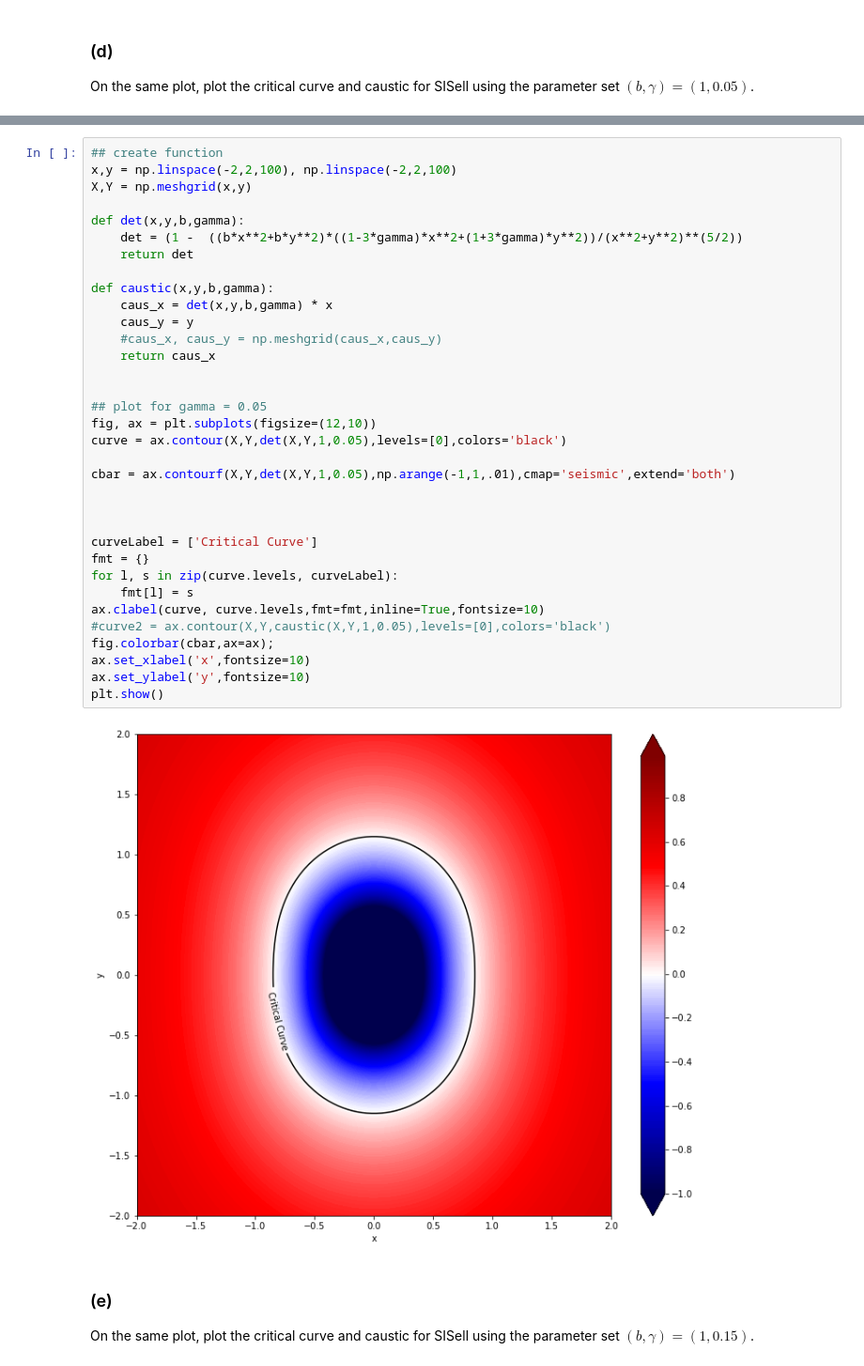
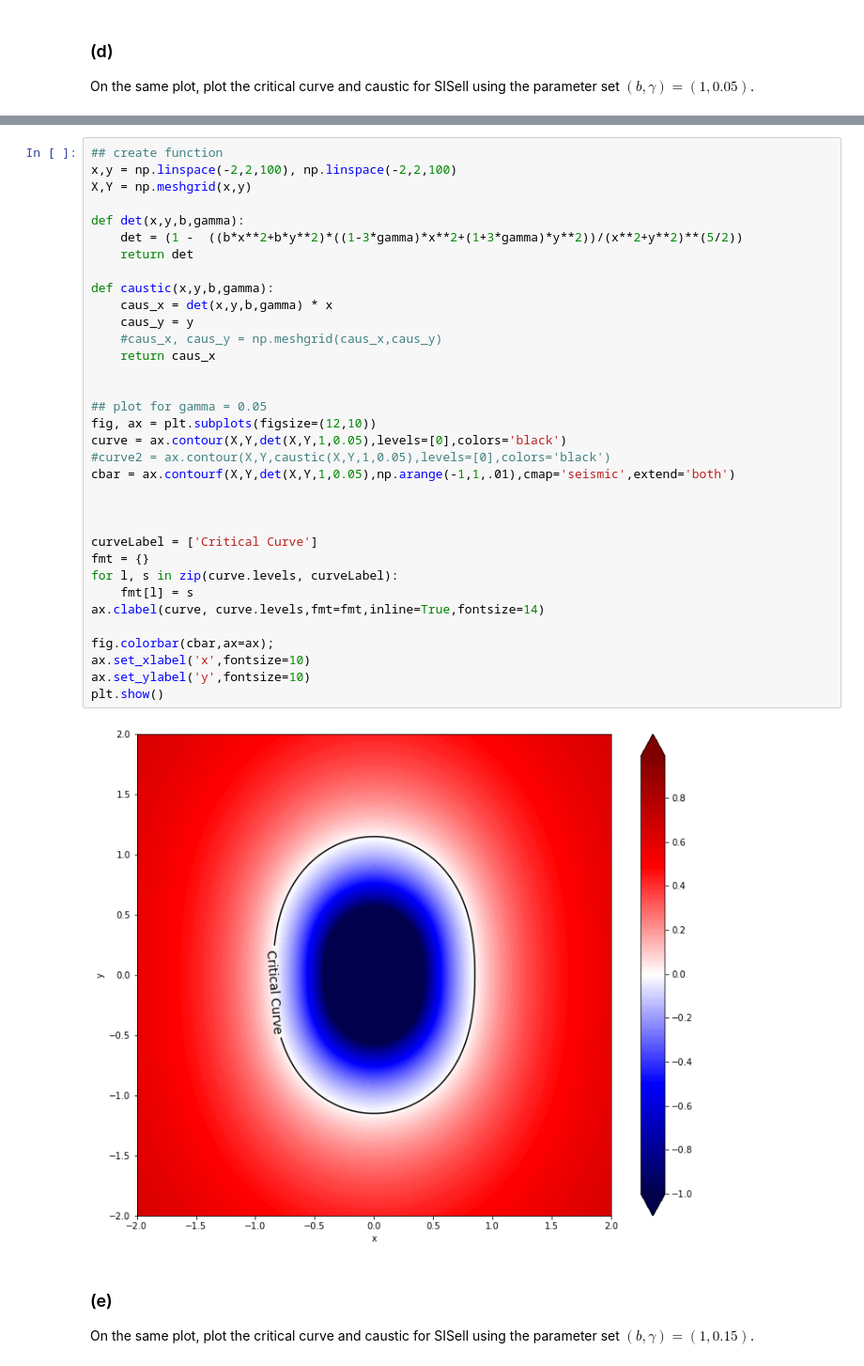
Before and after one commit to tylerbarna/AST8110, a Jupyter notebook: pset04/pset04.ipynb, the cells around one changed output, grey strips where cells are left out. Shown at 94% size. Drawn from its saved outputs; the diff is of its cells as text.

```diff
--- a/pset04/pset04.ipynb
+++ b/pset04/pset04.ipynb
@@ -88,37 +88,37 @@ This will be the caustic
 x,y = np.linspace(-2,2,100), np.linspace(-2,2,100)
 X,Y = np.meshgrid(x,y)
 
 def det(x,y,b,gamma):
     det = (1 -  ((b*x**2+b*y**2)*((1-3*gamma)*x**2+(1+3*gamma)*y**2))/(x**2+y**2)**(5/2))
     return det
 
 def caustic(x,y,b,gamma):
     caus_x = det(x,y,b,gamma) * x
     caus_y = y
     #caus_x, caus_y = np.meshgrid(caus_x,caus_y)
     return caus_x
 
 
 ## plot for gamma = 0.05
 fig, ax = plt.subplots(figsize=(12,10))
 curve = ax.contour(X,Y,det(X,Y,1,0.05),levels=[0],colors='black')
-
+#curve2 = ax.contour(X,Y,caustic(X,Y,1,0.05),levels=[0],colors='black')
 cbar = ax.contourf(X,Y,det(X,Y,1,0.05),np.arange(-1,1,.01),cmap='seismic',extend='both')
 
 
 
 curveLabel = ['Critical Curve']
 fmt = {}
 for l, s in zip(curve.levels, curveLabel):
     fmt[l] = s
-ax.clabel(curve, curve.levels,fmt=fmt,inline=True,fontsize=10)
-#curve2 = ax.contour(X,Y,caustic(X,Y,1,0.05),levels=[0],colors='black')
+ax.clabel(curve, curve.levels,fmt=fmt,inline=True,fontsize=14)
+
 fig.colorbar(cbar,ax=ax);
 ax.set_xlabel('x',fontsize=10)
 ax.set_ylabel('y',fontsize=10)
 plt.show()
 # %% [output]
-[figure, old version]
+[figure, new version]
 # %% [markdown]
 ### (e)
 
```
Also changed, not shown: parts of 2 cells of this notebook, 1 other file.
